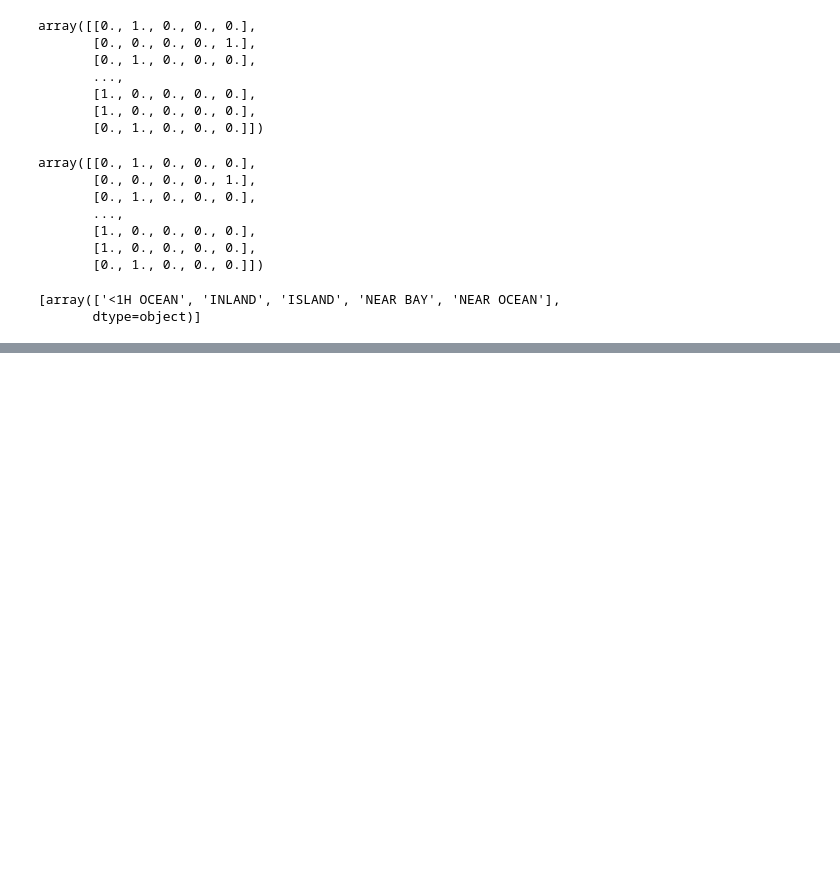
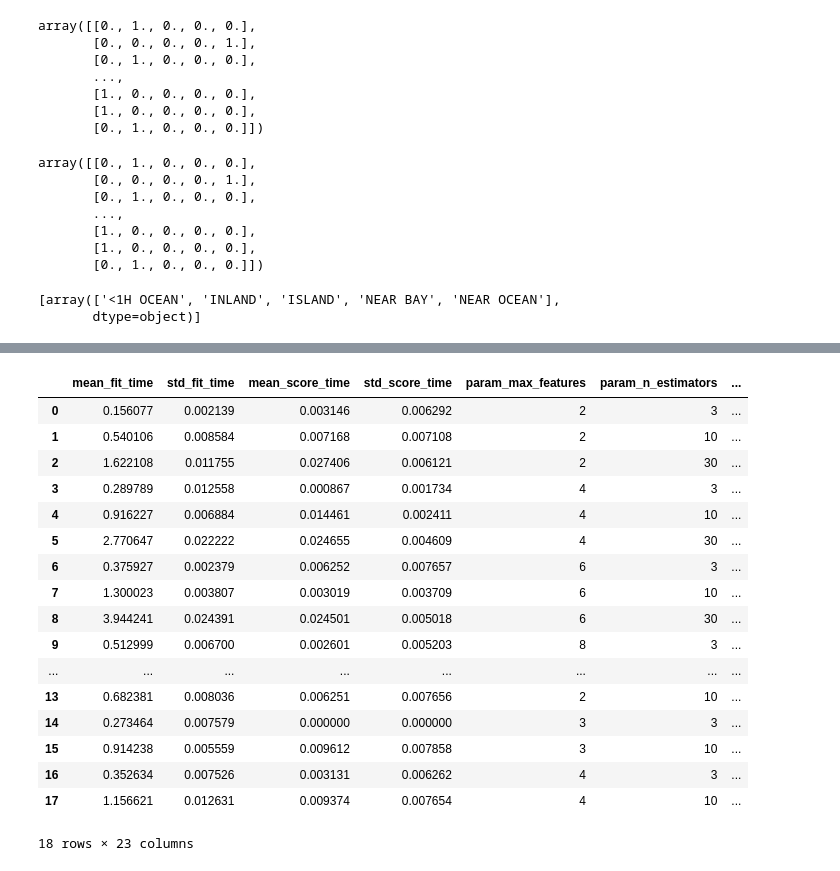
Before and after one commit to 7l-hyuk/Hands-on-Machine-Learning2, a Jupyter notebook: handson_machine_learning.ipynb, the cells around one changed output, grey strips where cells are left out. Saved outputs shown, nothing was run; the diff lists cells and outputs as text; code cells hidden in the pictures; blank space fills up the shorter version.

```diff
--- a/handson_machine_learning.ipynb
+++ b/handson_machine_learning.ipynb
@@ -765,0 +1037,5 @@ cat_encoder.categories_
+# %%
+from sklearn.tree import DecisionTreeRegressor
+
+tree_reg = DecisionTreeRegressor(random_state=42)
+tree_reg.fit(housing_prepared, housing_labels)
@@ -765,0 +1116,6 @@ cat_encoder.categories_
+# %%
+from sklearn.ensemble import RandomForestRegressor
+
+# n_estimators의 디폴트는 100(사이킷런 0.22 아래 버전은 따로 지정해줘야함)
+forest_reg = RandomForestRegressor(n_estimators=100, random_state=42)
+forest_reg.fit(housing_prepared, housing_labels)
@@ -765,0 +1152,9 @@ cat_encoder.categories_
+# %%
+from sklearn.svm import SVR
+
+svm_reg = SVR(kernel="linear")
+svm_reg.fit(housing_prepared, housing_labels)
+housing_predictions = svm_reg.predict(housing_prepared)
+svm_mse = mean_squared_error(housing_labels, housing_predictions)
+svm_rmse = np.sqrt(svm_mse)
+svm_rmse
@@ -765,0 +1167,21 @@ cat_encoder.categories_
+# %%
+from sklearn.model_selection import GridSearchCV
+
+param_grid = [
+    # 하이퍼파라미터 조합 경우의 수 = 12가지.
+    # 트리개수 = 3, 10, 30 / 랜덤 특성 개수 = 2, 4, 6, 8
+    {'n_estimators': [3, 10, 30], 'max_features': [2, 4, 6, 8]},
+    # bootstrap: 랜덤 훈련 sample를 뽑음. 디폴트 = True.
+    {'bootstrap': [False], 'n_estimators': [3, 10], 'max_features': [2, 3, 4]},
+  ]
+
+forest_reg = RandomForestRegressor(random_state=42)
+# 다섯 개의 폴드로 훈련하면 총 (12+6)*5=90번의 훈련이 일어납니다.
+grid_search = GridSearchCV(forest_reg,
+                           param_grid,
+                           cv=5,
+                           scoring='neg_mean_squared_error',
+                           # 훈련세트의 점수도 반환
+                           return_train_score=True)
+
+grid_search.fit(housing_prepared, housing_labels)
@@ -765,0 +1230,22 @@ cat_encoder.categories_
+# %%
+#pandas 데이터 프레임으로 확인
+pd.DataFrame(grid_search.cv_results_)
+# %% [output]
+|  | mean_fit_time | std_fit_time | mean_score_time | std_score_time | param_max_features | param_n_estimators | ... |
+| 0 | 0.156077 | 0.002139 | 0.003146 | 0.006292 | 2 | 3 | ... |
+| 1 | 0.540106 | 0.008584 | 0.007168 | 0.007108 | 2 | 10 | ... |
+| 2 | 1.622108 | 0.011755 | 0.027406 | 0.006121 | 2 | 30 | ... |
+| 3 | 0.289789 | 0.012558 | 0.000867 | 0.001734 | 4 | 3 | ... |
+| 4 | 0.916227 | 0.006884 | 0.014461 | 0.002411 | 4 | 10 | ... |
+| 5 | 2.770647 | 0.022222 | 0.024655 | 0.004609 | 4 | 30 | ... |
+| 6 | 0.375927 | 0.002379 | 0.006252 | 0.007657 | 6 | 3 | ... |
+| 7 | 1.300023 | 0.003807 | 0.003019 | 0.003709 | 6 | 10 | ... |
+| 8 | 3.944241 | 0.024391 | 0.024501 | 0.005018 | 6 | 30 | ... |
+| 9 | 0.512999 | 0.006700 | 0.002601 | 0.005203 | 8 | 3 | ... |
+| ... | ... | ... | ... | ... | ... | ... | ... |
+| 13 | 0.682381 | 0.008036 | 0.006251 | 0.007656 | 2 | 10 | ... |
+| 14 | 0.273464 | 0.007579 | 0.000000 | 0.000000 | 3 | 3 | ... |
+| 15 | 0.914238 | 0.005559 | 0.009612 | 0.007858 | 3 | 10 | ... |
+| 16 | 0.352634 | 0.007526 | 0.003131 | 0.006262 | 4 | 3 | ... |
+| 17 | 1.156621 | 0.012631 | 0.009374 | 0.007654 | 4 | 10 | ... |
+18 rows × 23 columns
```
Also changed, not shown: parts of 52 cells of this notebook.
